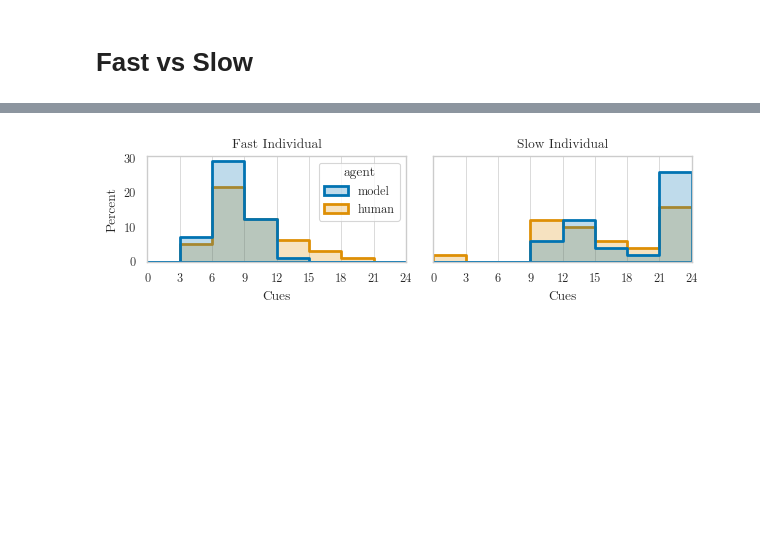
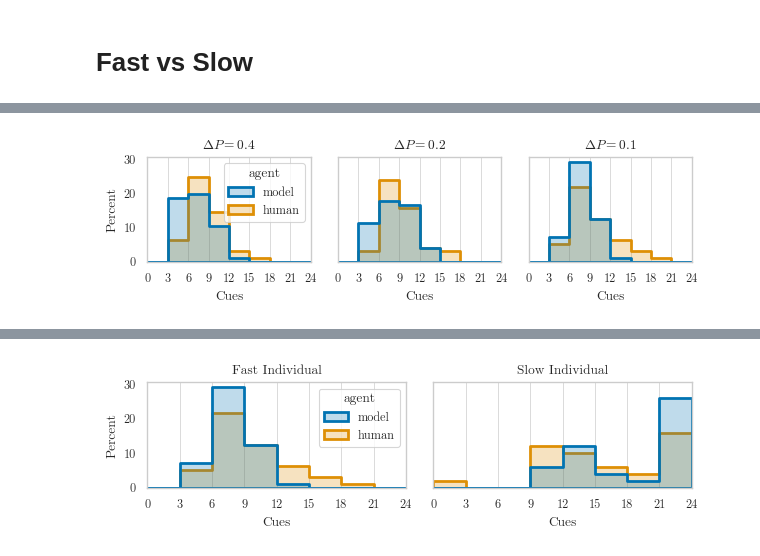
Before and after one commit to psipeter/value-accumulation, a Jupyter notebook: analysis.ipynb, the cells around one changed output, grey strips where cells are left out. Cells and saved outputs as stored; diff of their text form; code cells hidden in the pictures; blank space fills up the shorter version.

Commit message:
try to optimize all human data

```diff
--- a/analysis.ipynb
+++ b/analysis.ipynb
@@ -149,23 +150,23 @@ def is_correct(inputs, net, sim, dt=0.001, action_threshold=0.0):
     timeB = chooseB[0][0]*dt if len(chooseB)>0 else sim.trange()[-1]
     if inputs.winning=="A":
         if timeA == timeB:  # forced response
-            correct = True if sim.data[net.pAccumulate][-1][0] > sim.data[net.pAccumulate][-1][1] else False
+            correct = 1 if sim.data[net.pAccumulate][-1][0] > sim.data[net.pAccumulate][-1][1] else False
             time = timeA
         elif timeA < timeB:
-            correct = True
+            correct = 1
             time = timeA
         elif timeB < timeA:
-            correct = False
+            correct = 0
             time = timeB
     elif inputs.winning=="B":
         if timeB == timeA:  # forced response
-            correct = True if sim.data[net.pAccumulate][-1][1] > sim.data[net.pAccumulate][-1][0] else False
+            correct = 1 if sim.data[net.pAccumulate][-1][1] > sim.data[net.pAccumulate][-1][0] else False
             time = timeB
         elif timeB < timeA:
-            correct = True
+            correct = 1
             time = timeB
         elif timeA < timeB:
-            correct = False
+            correct = 0
             time = timeA
     return correct, int(np.ceil(2*time)), time
 # %%
@@ -209,15 +207,4 @@ args_fast = {
     'w_time':0.04,
     'w_delta':0.7,
 }
-
-args_slow = {
-    'participant_id': 'ece1f226b161426aafd433aa0e933b5d',
-    'seed':417,
-    'T':0.21,
-    'w_ramp':0.12,
-    'w_time':0.0,
-    'w_delta':0.0,
-}
-
-fast_data = run_trials(args=args_fast, target='fast', load=True)
-slow_data = run_trials(args=args_slow, target='slow', load=True)
+fast_data = run_trials(args=args_fast, load=False)
@@ -223,0 +225,18 @@ slow_data = run_trials(args=args_slow, target='slow', load=True)
+# %%
+fig, axes = plt.subplots(nrows=1, ncols=3, sharey=True, figsize=((6.28, 2)))
+sns.histplot(data=fast_data.query("dP==0.4"), x='cues', hue='agent', bins=np.arange(0, 27, 3),
+    palette=palette[:2], ax=axes[0], stat='percent', multiple='layer', element='step', linewidth=2)
+sns.histplot(data=fast_data.query("dP==0.2"), x='cues', hue='agent', bins=np.arange(0, 27, 3),
+    palette=palette[:2], ax=axes[1], stat='percent', multiple='layer', element='step', linewidth=2)
+sns.histplot(data=fast_data.query("dP==0.1"), x='cues', hue='agent', bins=np.arange(0, 27, 3),
+    palette=palette[:2], ax=axes[2], stat='percent', multiple='layer', element='step', linewidth=2)
+axes[0].set(xlabel='Cues', xticks=np.arange(0, 27, 3), xlim=((0, 24)), title=r'$\Delta P=0.4$')
+axes[1].set(xlabel='Cues', xticks=np.arange(0, 27, 3), xlim=((0, 24)), title=r'$\Delta P=0.2$')
+axes[2].set(xlabel='Cues', xticks=np.arange(0, 27, 3), xlim=((0, 24)), title=r'$\Delta P=0.1$')
+axes[1].get_legend().remove()
+axes[2].get_legend().remove()
+plt.tight_layout()
+fig.savefig(f"plots/fast.svg")
+fig.savefig(f"plots/fast.png", dpi=600)
+# %% [output]
+[figure, added]
```
Also changed, not shown: parts of 13 cells of this notebook, 5 other files.
